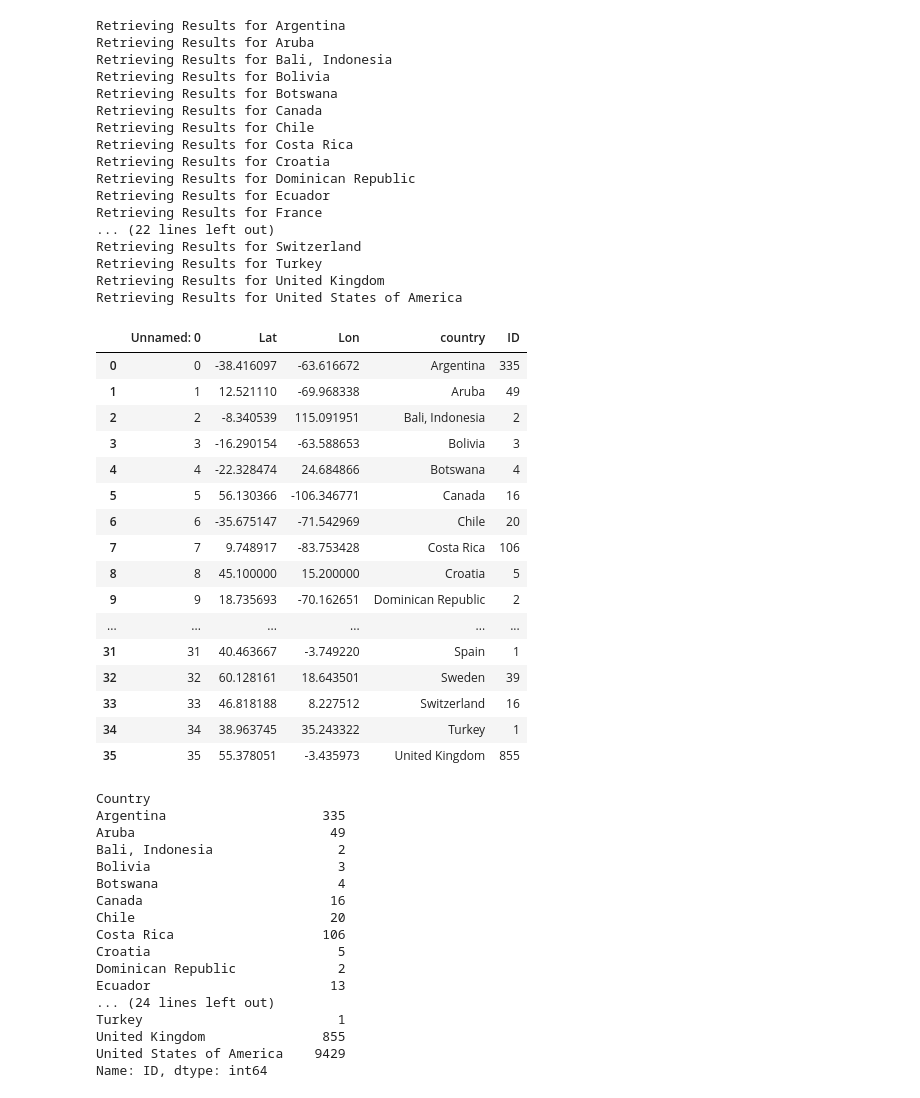
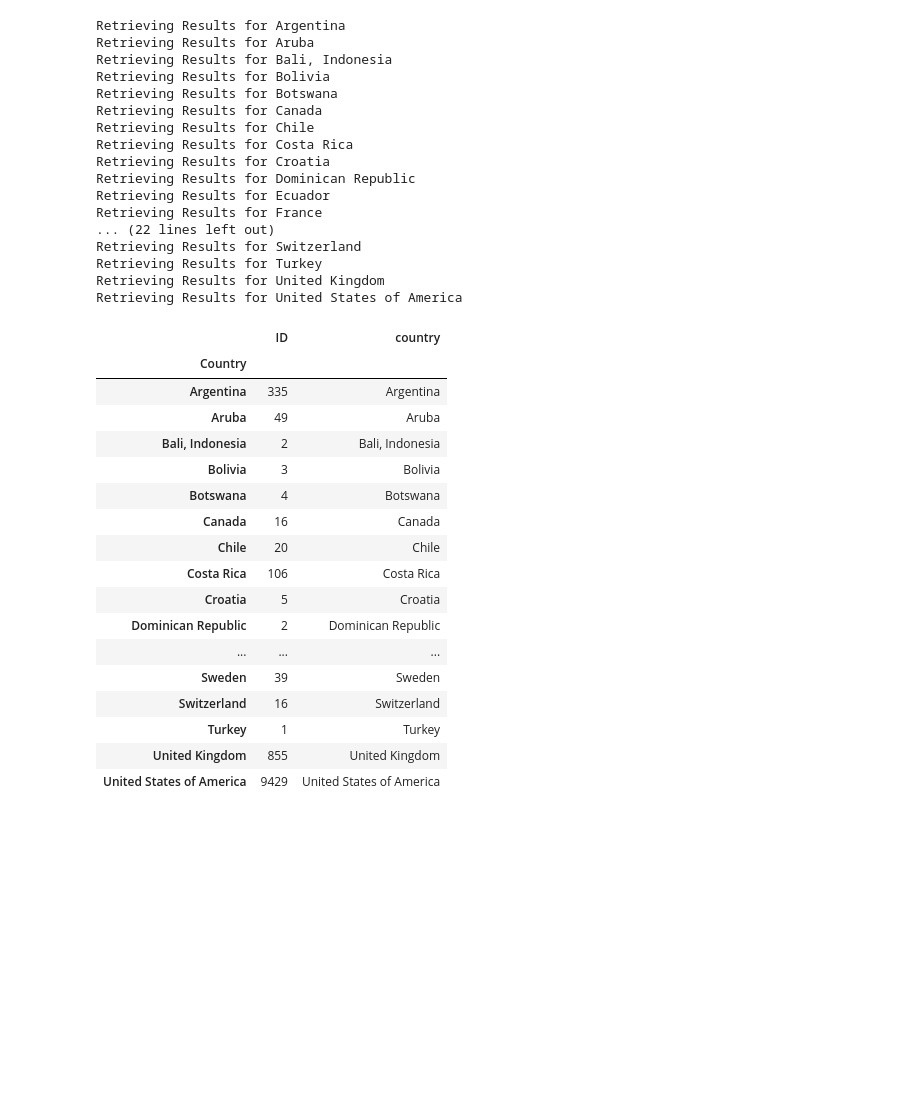
Before and after one commit to BeLacy87/Project1_Lacy_Mathew, a Jupyter notebook: Brainstorm_Lacy.ipynb, the cells around one changed output. Drawn from its saved outputs; the diff is of its cells as text; code cells hidden in the pictures; blank space fills up the shorter version.

```diff
--- a/Brainstorm_Lacy.ipynb
+++ b/Brainstorm_Lacy.ipynb
@@ -242,54 +281,31 @@ Retrieving Results for United States of America
 country_df=pd.DataFrame(list(zip(lat,lon,country)),columns =['Lat','Lon','country'])
 merge_c_by_c=pd.merge(country_df,by_country_df5, on='country')
 merge_c_by_c.to_csv("merge_c_by_c.csv")
-# %%
-merge_c_by_c
-# %% [output]
-|  | Unnamed: 0 | Lat | Lon | country | ID |
-| 0 | 0 | -38.416097 | -63.616672 | Argentina | 335 |
-| 1 | 1 | 12.521110 | -69.968338 | Aruba | 49 |
-| 2 | 2 | -8.340539 | 115.091951 | Bali, Indonesia | 2 |
-| 3 | 3 | -16.290154 | -63.588653 | Bolivia | 3 |
-| 4 | 4 | -22.328474 | 24.684866 | Botswana | 4 |
-| 5 | 5 | 56.130366 | -106.346771 | Canada | 16 |
-| 6 | 6 | -35.675147 | -71.542969 | Chile | 20 |
-| 7 | 7 | 9.748917 | -83.753428 | Costa Rica | 106 |
-| 8 | 8 | 45.100000 | 15.200000 | Croatia | 5 |
-| 9 | 9 | 18.735693 | -70.162651 | Dominican Republic | 2 |
-| ... | ... | ... | ... | ... | ... |
-| 31 | 31 | 40.463667 | -3.749220 | Spain | 1 |
-| 32 | 32 | 60.128161 | 18.643501 | Sweden | 39 |
-| 33 | 33 | 46.818188 | 8.227512 | Switzerland | 16 |
-| 34 | 34 | 38.963745 | 35.243322 | Turkey | 1 |
-| 35 | 35 | 55.378051 | -3.435973 | United Kingdom | 855 |
 # %%
 merge_c_by_c=pd.read_csv('merge_c_by_c.csv')
 countries_geojson = gmaps.geojson_geometries.load_geometry('countries')
+
 gmaps.configure(api_key=gkey)
 
-fig = gmaps.figure()
-
-gini_layer = gmaps.geojson_layer(countries_geojson)
-fig.add_layer(gini_layer)
-
 rows=by_country_df5['ID']
-rows
+by_country_df5
 # %% [output]
-Country
-Argentina                    335
-Aruba                         49
-Bali, Indonesia                2
-Bolivia                        3
-Botswana                       4
-Canada                        16
-Chile                         20
-Costa Rica                   106
-Croatia                        5
-Dominican Republic             2
-Ecuador                       13
-... (24 lines left out)
-Turkey                         1
-United Kingdom               855
-United States of America    9429
-Name: ID, dtype: int64
+|  | ID | country |
+| Country |  |  |
+| Argentina | 335 | Argentina |
+| Aruba | 49 | Aruba |
+| Bali, Indonesia | 2 | Bali, Indonesia |
+| Bolivia | 3 | Bolivia |
+| Botswana | 4 | Botswana |
+| Canada | 16 | Canada |
+| Chile | 20 | Chile |
+| Costa Rica | 106 | Costa Rica |
+| Croatia | 5 | Croatia |
+| Dominican Republic | 2 | Dominican Republic |
+| ... | ... | ... |
+| Sweden | 39 | Sweden |
+| Switzerland | 16 | Switzerland |
+| Turkey | 1 | Turkey |
+| United Kingdom | 855 | United Kingdom |
+| United States of America | 9429 | United States of America |
 # %%
```
Also changed, not shown: parts of 12 cells of this notebook.
